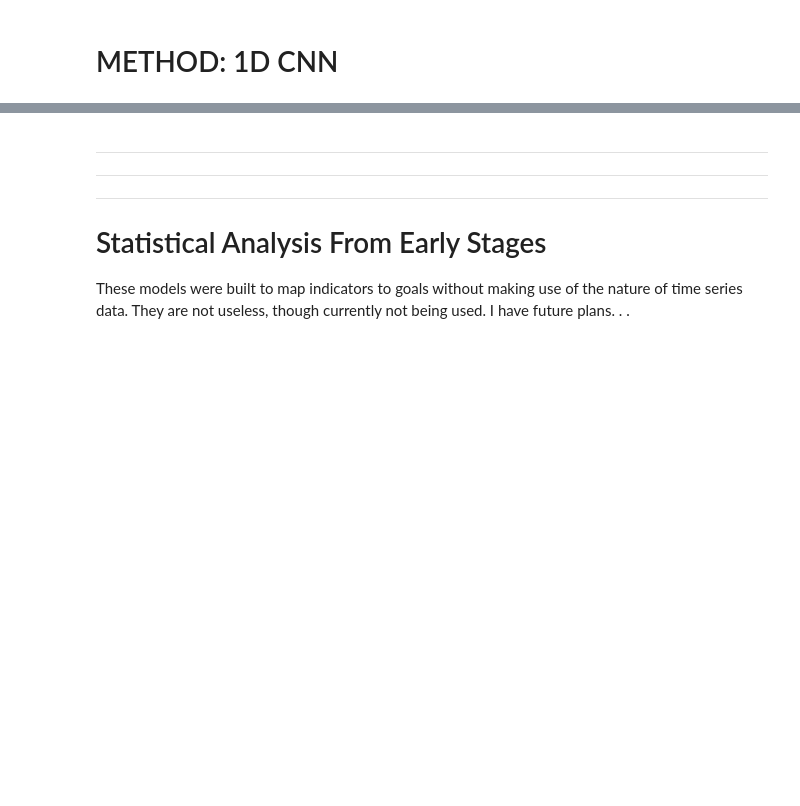
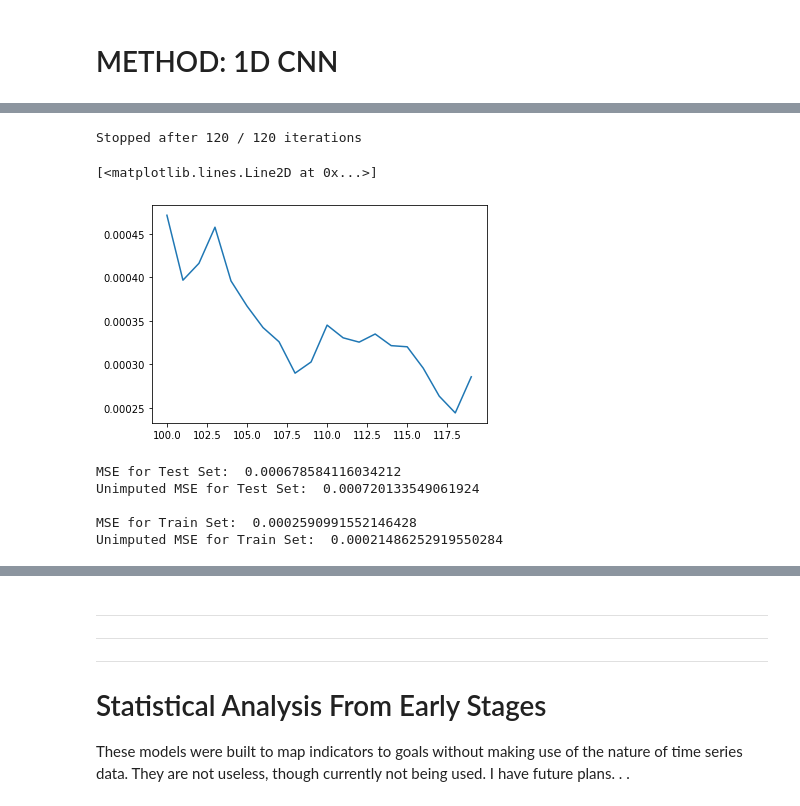
Before and after one commit to yousefja/Time-Series-Modelling-UN-Millenium-Development-Goals, a Jupyter notebook: data_exploration_modeling.ipynb, the cells around one changed output, grey strips where cells are left out. Cells and saved outputs as stored; diff of their text form; code cells hidden in the pictures; blank space fills up the shorter version.

```diff
--- a/data_exploration_modeling.ipynb
+++ b/data_exploration_modeling.ipynb
@@ -979,7 +1105,7 @@ seed(1)
 tf.random.set_seed(2)
 
 #Hyperparams
-n_filters = int(X_train_with_goals.shape[1])
+n_filters = int(X_train_imputed.shape[1])
 kernel_size = 7
 pool_size = 3
 epochs = 120
@@ -988,7 +1114,7 @@ epochs = 120
 n_samples = 214
 n_steps = X_train_imputed.loc['Afghanistan'].shape[0]
 #n_features = X_train_imputed.shape[1]
-n_features = X_train_with_goals.shape[1]
+n_features = X_train_imputed.shape[1]
 
 dense_1_output = int(n_features * 10) #For handling vector from convolution
 dense_2_output = int(n_features)  #Forecast next years indicators
@@ -1006,16 +1132,10 @@ y_shape = (n_samples, 7)
 #for tuning
 h_params = [n_filters, kernel_size, pool_size, epochs, dense_1_output]
 
-#reshape data
-#X_train_imputed_reshaped_CNN = np.array(X_train_imputed.values).reshape((n_samples, n_steps, n_features))
-y_train_imputed_reshaped_CNN = np.array(y_val_imputed.values).reshape((n_samples, 7))
-
-#8/8/20 idea: include goals as features
-X_train_with_goals = pd.concat([X_train_imputed, y_train_imputed], axis = 1)
-y_train_with_goals = pd.concat([X_val_imputed, y_val_imputed], axis = 1)
-
-X_train_imputed_reshaped_CNN = np.array(X_train_with_goals.values).reshape((n_samples, n_steps, n_features))
-#y_train_imputed_reshaped_CNN = np.array(y_train_with_goals.values).reshape((n_samples, n_features))
+#this isn't the complete df for the year 2006, but instead only the goals for that year
+target_names = targets.columns
+y_train_imputed_reshaped_CNN = np.array(y_train_imputed[target_names].values).reshape((n_samples, 7))
+X_train_imputed_reshaped_CNN = np.array(X_train_imputed.values).reshape((n_samples, n_steps, n_features))
 
 #add a callback to stop training when no improvement in loss
 early_stop = tf.keras.callbacks.EarlyStopping(monitor = 'loss', patience = 15)
@@ -1027,8 +1147,8 @@ model.add(Conv1D(padding = 'same', filters = n_filters, kernel_size = kernel_siz
 model.add(MaxPooling1D(pool_size = pool_size))
 model.add(Flatten())
 model.add(Dense(dense_1_output, activation = 'relu'))
-model.add(Dense(dense_2_output, activation = 'relu'))
-model.add(Dense(dense_3_output, activation = 'sigmoid'))
+model.add(Dense(dense_2_output, activation = 'sigmoid'))
+#model.add(Dense(dense_3_output, activation = 'sigmoid'))
 model.add(Dense(dense_4_output))
 model.compile(optimizer = 'adam', loss = 'mse')
 
@@ -1059,0 +1167,55 @@ CNN_hyperparam_to_loss_dict
+# %%
+iters = len(history.history['loss'])
+x = [i for i in range(len(history.history['loss']))]
+print("Stopped after %i / %i iterations" % (iters, epochs))
+
+window = iters - 10
+plt.plot(x[100:], listhist[100:])
+# %% [output]
+Stopped after 120 / 120 iterations
+[<matplotlib.lines.Line2D at 0x...>]
+[figure, added]
+# %%
+#Create a validation set and predict for 2007
+
+#Get a training dataframe for years 1973-2005
+predict_indices = X_features_filled.loc['Afghanistan'].index[1:34].tolist()
+X_val_CNN = X_train_imputed.loc[pd.IndexSlice[:, predict_indices], :]
+assert(X_val_CNN.isna().any().any() == False)
+
+#append 2006 to validation set
+X_val_CNN = pd.concat([X_val_CNN, y_train_imputed], axis = 0)
+X_val_CNN = X_val_CNN.sort_index()
+assert(X_val_CNN.isna().any().any() == False)
+
+#reshape and make prediction
+x_val_CNN_reshaped = np.array(X_val_CNN.values).reshape(x_shape)
+y_hat = model.predict(x_val_CNN_reshaped)
+
+mse_test = mean_squared_error(y_hat, y_valid_imputed[target_names])
+unim_cost, y_hat_filtered, y_test_filt = compute_unimputed_cost(y_valid[target_names], y_hat, y_valid_imputed[target_names], 'squared')
+
+#Store results
+cost_bible['CNN_i2g_2007_imp'] = mse_test
+cost_bible['CNN_i2g_2007_unimp'] = unim_cost
+
+print('MSE for Test Set: ', mse_test)
+print('Unimputed MSE for Test Set: ', unim_cost)
+
+#Compare to prediction on training data
+y_hat_train = model.predict(X_train_imputed_reshaped_CNN)
+mse_train = mean_squared_error(y_hat_train, y_train_imputed[target_names])
+unim_cost_train, y_hat_filtered_train, y_test_filt_train = compute_unimputed_cost(y_train[target_names], y_hat_train, y_train_imputed[target_names], 'squared')
+
+#Store results
+cost_bible['CNN_i2g_2006_imp'] = mse_train
+cost_bible['CNN_i2g_2006_unimp'] = unim_cost_train
+
+print('\nMSE for Train Set: ', mse_train)
+print('Unimputed MSE for Train Set: ', unim_cost_train)
+# %% [output]
+MSE for Test Set:  0.000678584116034212
+Unimputed MSE for Test Set:  0.000720133549061924
+
+MSE for Train Set:  0.0002590991552146428
+Unimputed MSE for Train Set:  0.00021486252919550284
```
Also changed, not shown: parts of 58 cells of this notebook.
